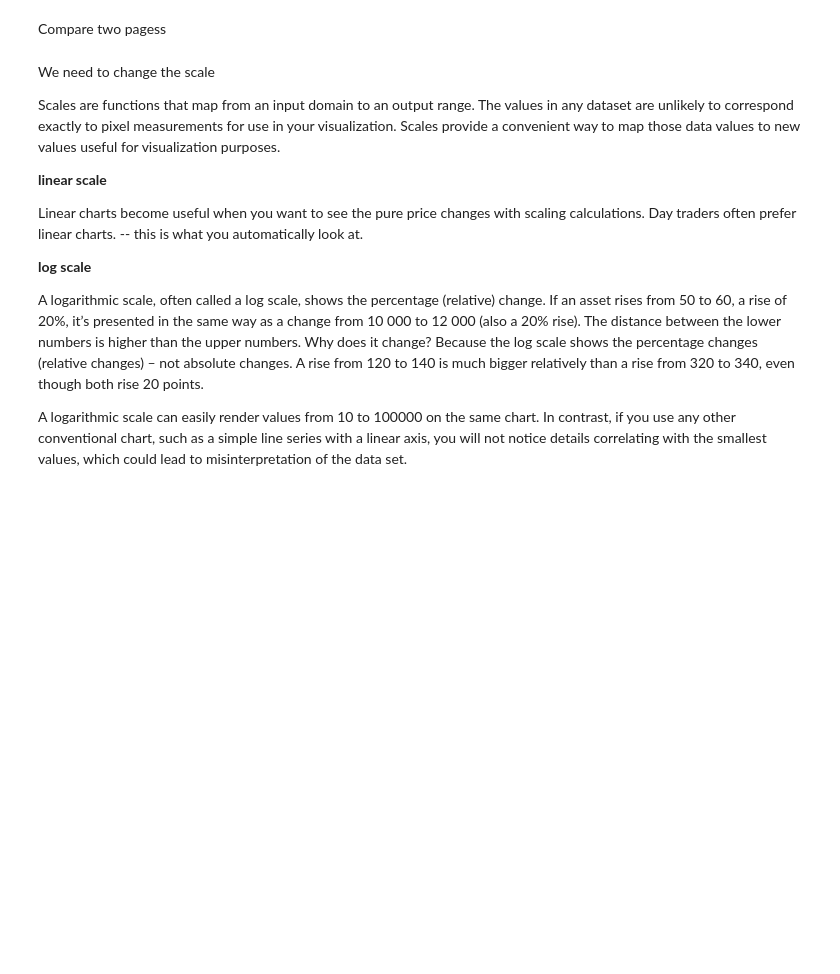
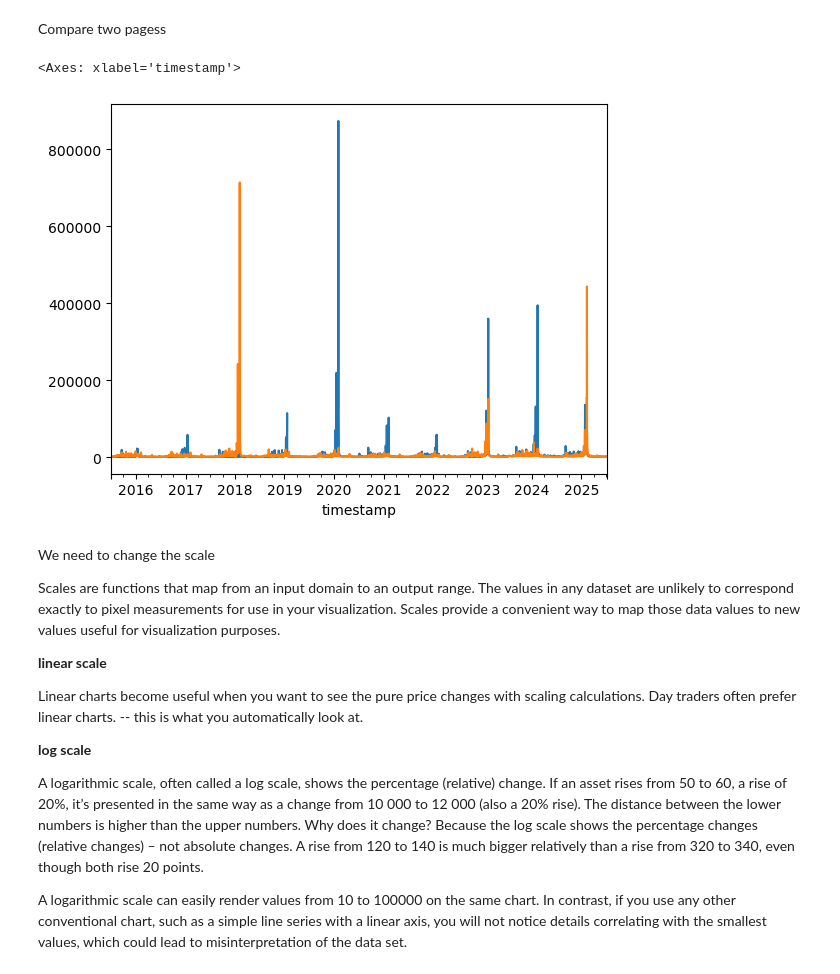
Before and after one commit to CU-CMM/summer_notes_CMM, a Jupyter notebook: w6d2_EDAcont_students.ipynb, the cells around one changed output. Cells and saved outputs as stored; diff of their text form; code cells hidden in the pictures; blank space fills up the shorter version.

```diff
--- a/w6d2_EDAcont_students.ipynb
+++ b/w6d2_EDAcont_students.ipynb
@@ -558,3 +580,13 @@ Compare two pagess
+# %%
+pvs1 = wf.get_pageviews("Kansas City Chiefs")
+pvs2 = wf.get_pageviews("Philadelphia Eagles")
+# %%
+#plot both
+pvs1.plot(label = "Chiefs")
+pvs2.plot(label = "Eagles")
+# %% [output]
+<Axes: xlabel='timestamp'>
+[figure, added]
 # %% [markdown]
 We need to change the scale
 
```
Also changed, not shown: parts of 46 cells of this notebook.
